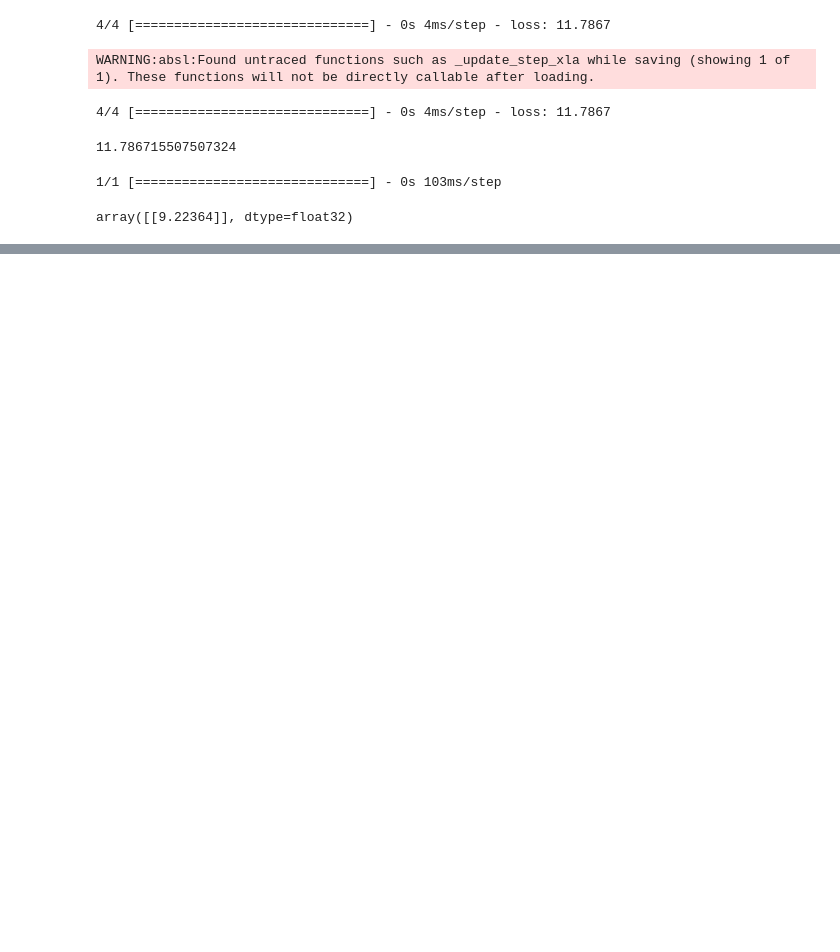
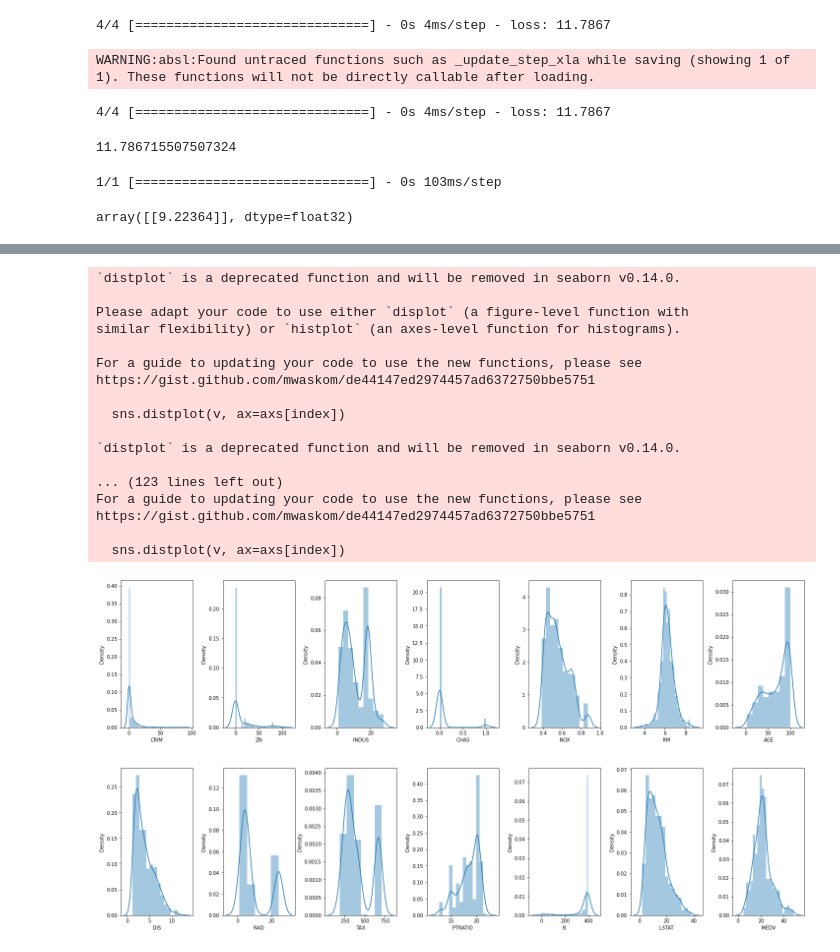
Before and after one commit to makhmudjumanazarov/Boston_housing, a Jupyter notebook: Boston Housing.ipynb, the cells around one changed output, grey strips where cells are left out. Cells and saved outputs as stored; diff of their text form; code cells hidden in the pictures; blank space fills up the shorter version.

```diff
--- a/Boston Housing.ipynb
+++ b/Boston Housing.ipynb
@@ -93,0 +178,3 @@ array([[9.22364]], dtype=float32)
+# %%
+df = df[~(df['MEDV'] >= 50.0)]
+print(np.shape(df))
@@ -93,0 +187,2 @@ array([[9.22364]], dtype=float32)
+# %%
+df.reset_index(drop=True, inplace=True)
@@ -93,0 +205,27 @@ array([[9.22364]], dtype=float32)
+# %%
+fig, axs = plt.subplots(ncols=7, nrows=2, figsize=(20, 10))
+index = 0
+axs = axs.flatten()
+for k,v in df.items():
+    sns.distplot(v, ax=axs[index])
+    index += 1
+plt.tight_layout(pad=0.4, w_pad=0.5, h_pad=5.0)
+# %% [output]
+`distplot` is a deprecated function and will be removed in seaborn v0.14.0.
+
+Please adapt your code to use either `displot` (a figure-level function with
+similar flexibility) or `histplot` (an axes-level function for histograms).
+
+For a guide to updating your code to use the new functions, please see
+https://gist.github.com/mwaskom/de44147ed2974457ad6372750bbe5751
+
+  sns.distplot(v, ax=axs[index])
+
+`distplot` is a deprecated function and will be removed in seaborn v0.14.0.
+
+... (123 lines left out)
+For a guide to updating your code to use the new functions, please see
+https://gist.github.com/mwaskom/de44147ed2974457ad6372750bbe5751
+
+  sns.distplot(v, ax=axs[index])
+[figure, added]
```
Also changed, not shown: parts of 38 cells of this notebook.
